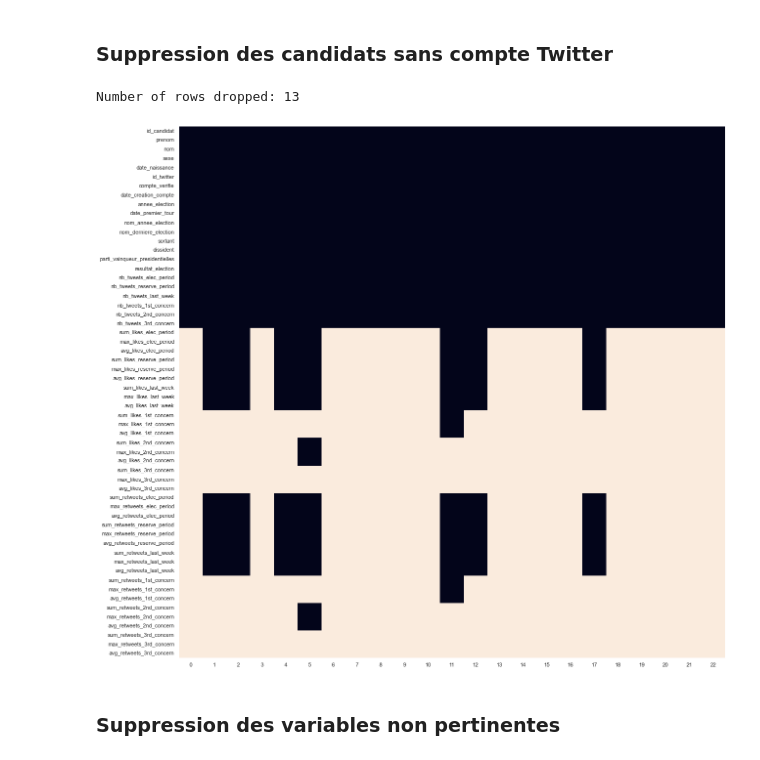
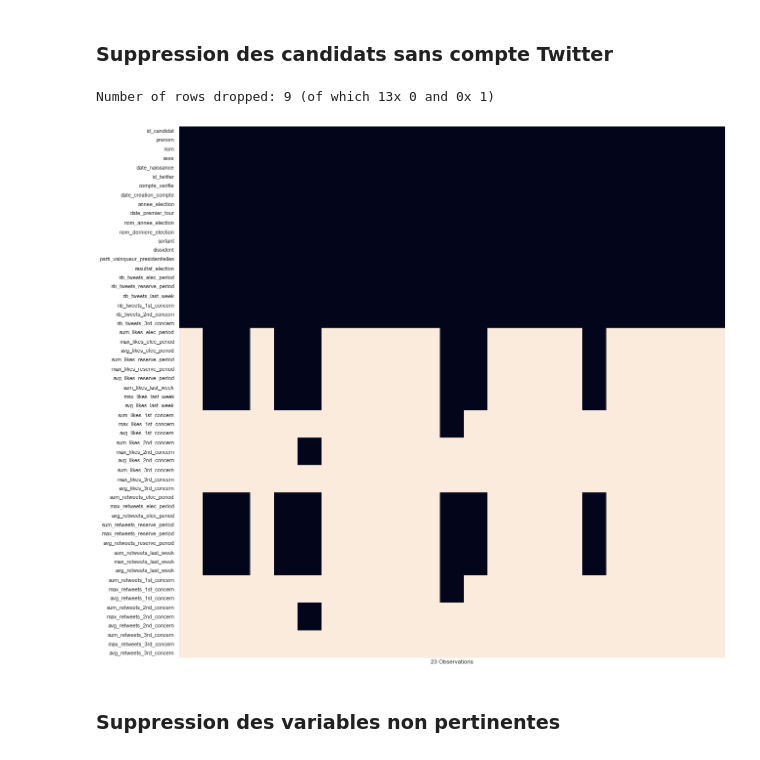
Before and after one commit to Antoine101/ElecTweets, a Jupyter notebook: model_exploration.ipynb, the cells around one changed output. Saved outputs shown, nothing was run; the diff lists cells and outputs as text; code cells hidden in the pictures.

```diff
--- a/model_exploration.ipynb
+++ b/model_exploration.ipynb
@@ -138,20 +149,27 @@ Number of rows dropped: 9
 # %% [markdown]
 ### Suppression des candidats sans compte Twitter
 # %%
-length_before = len(df)
+n_0_before = df["resultat_election"].value_counts()[0]
+n_1_before = df["resultat_election"].value_counts()[1]
+n_rows_before = len(df)
 df.dropna(axis=0, how="any", subset="id_twitter", inplace=True)
 df.reset_index(drop=True, inplace=True)
-length_after = len(df)
-n_dropped = length_before - length_after
-print(f"Number of rows dropped: {n_dropped}")
+n_0_after = df["resultat_election"].value_counts()[0]
+n_1_after = df["resultat_election"].value_counts()[1]
+n_rows_after = len(df)
+n_0_dropped = n_0_before - n_0_after
+n_1_dropped = n_1_before - n_1_after
+n_rows_dropped = n_rows_before - n_rows_after
+print(f"Number of rows dropped: {n_dropped} (of which {n_0_dropped}x 0 and {n_1_dropped}x 1)")
 # %% [output]
-Number of rows dropped: 13
+Number of rows dropped: 9 (of which 13x 0 and 0x 1)
 # %%
 plt.figure(figsize=(20,20))
-sns.heatmap(df.isnull().sort_index().T, cbar=False)
+sns.heatmap(df.isnull().sort_index().T, cbar=False, xticklabels=False)
+plt.xlabel(f"{len(df)} Observations")
 plt.show()
 # %% [output]
-[figure, old version]
+[figure, new version]
 # %% [markdown]
 ### Suppression des variables non pertinentes
 # %%
```
Also changed, not shown: parts of 24 cells of this notebook.
